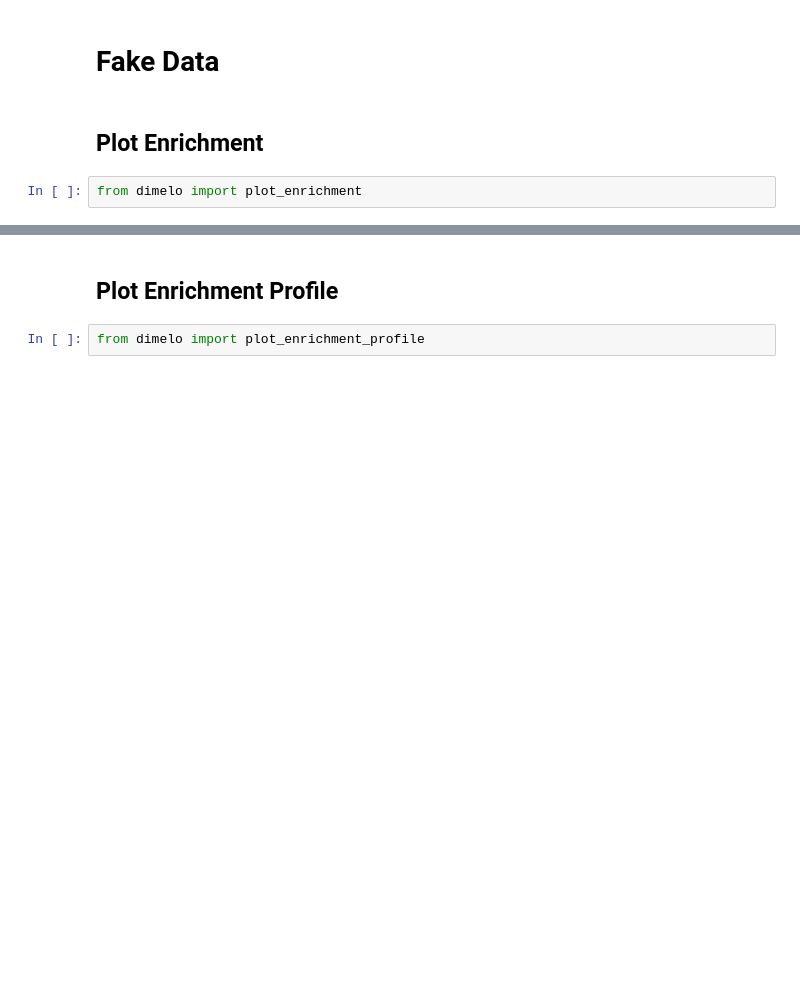
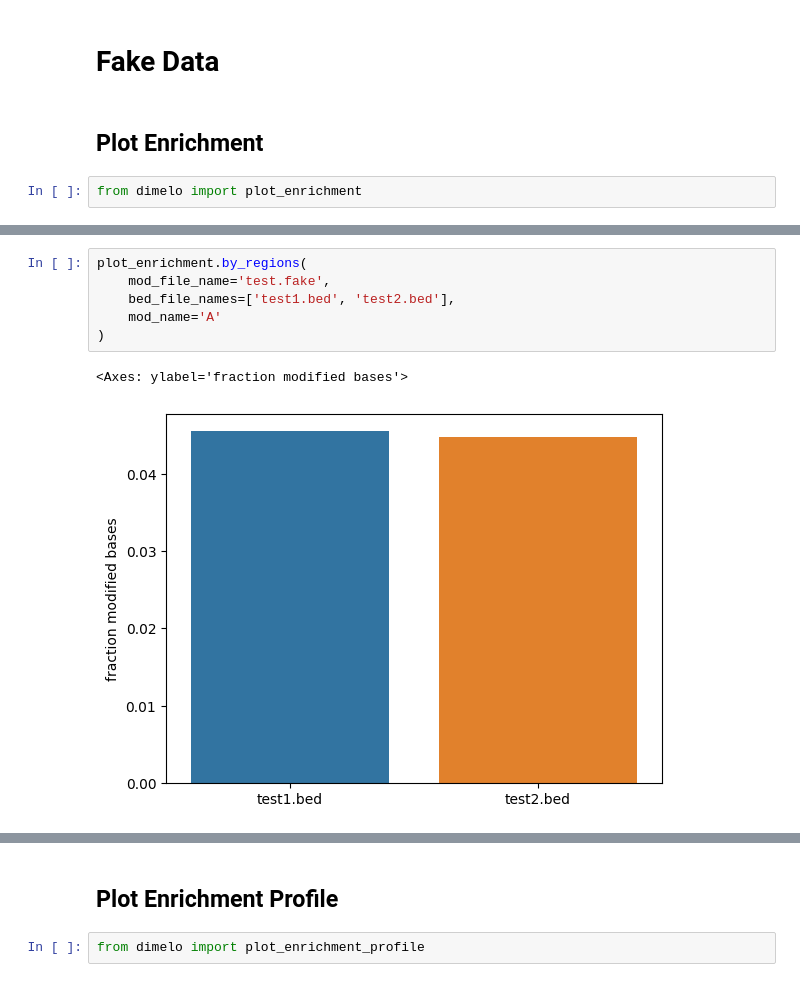
Before and after one commit to streetslab/dimelo, a Jupyter notebook: test.ipynb, the cells around one changed output, grey strips where cells are left out. Cells and saved outputs as stored; diff of their text form; blank space fills up the shorter version.

```diff
--- a/test.ipynb
+++ b/test.ipynb
@@ -14,0 +43,9 @@ plot_enrichment.plot_enrichment_base(mod_file_names=['test.fake', 'test.fake'],
+# %%
+plot_enrichment.by_regions(
+    mod_file_name='test.fake',
+    bed_file_names=['test1.bed', 'test2.bed'],
+    mod_name='A'
+)
+# %% [output]
+<Axes: ylabel='fraction modified bases'>
+[figure, added]
```
Also changed, not shown: parts of 10 cells of this notebook, 3 other files.
